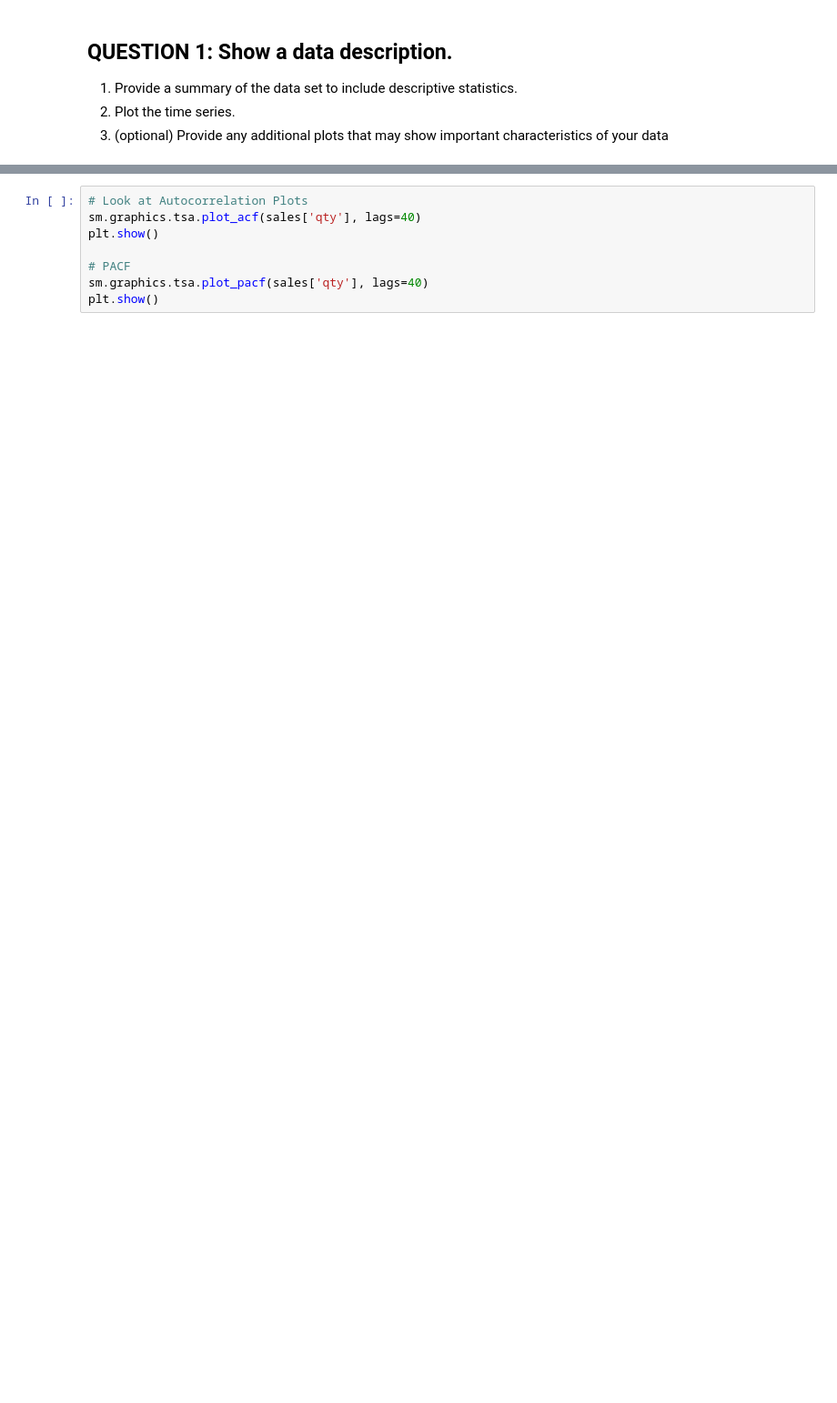
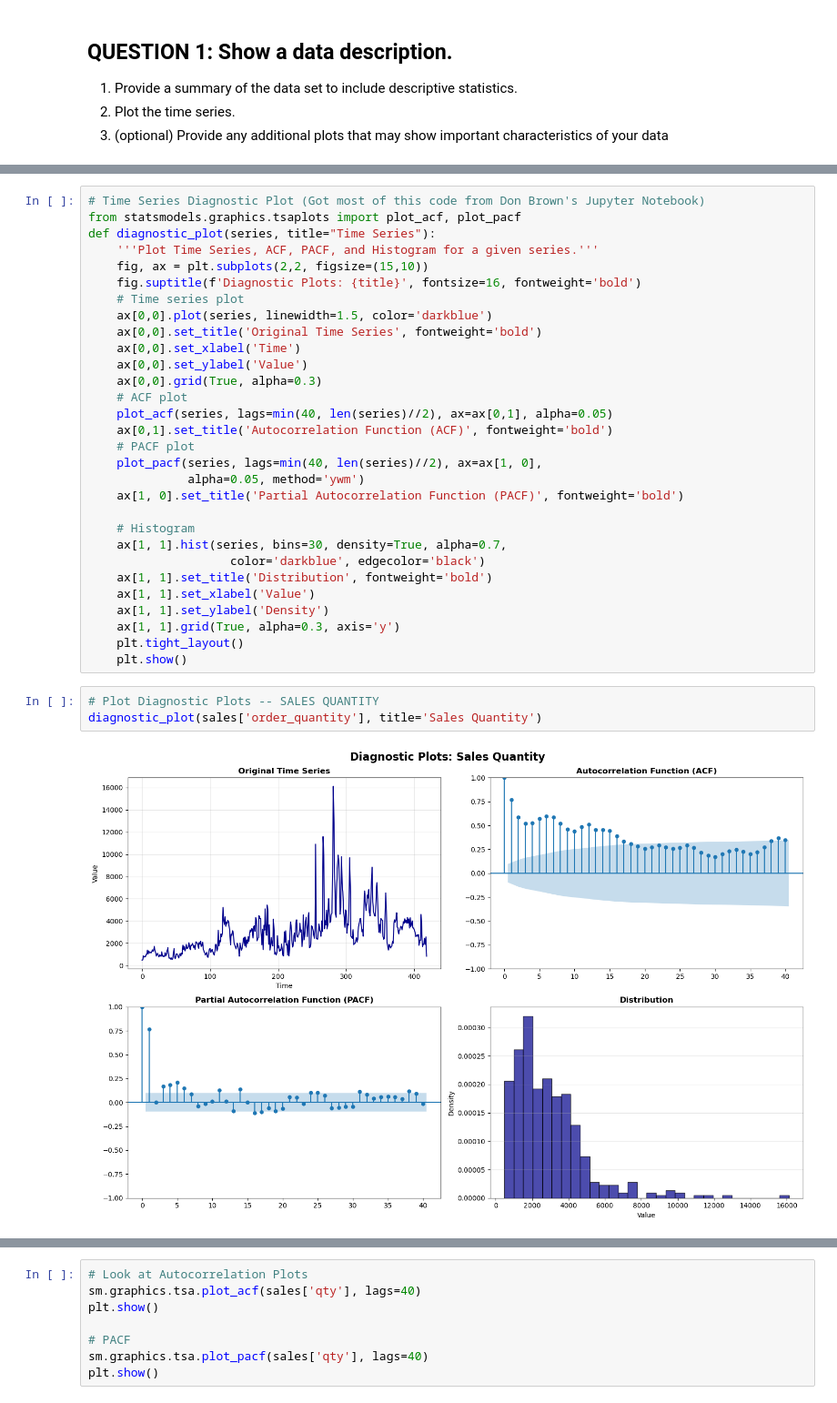
Before and after one commit to andersone17/time_series_hw_2, a Jupyter notebook: time_series_hw_2.ipynb, the cells around one changed output, grey strips where cells are left out. Shown at 91% size. Drawn from its saved outputs; the diff is of its cells as text; blank space fills up the shorter version.

```diff
--- a/time_series_hw_2.ipynb
+++ b/time_series_hw_2.ipynb
@@ -54,0 +79,35 @@ plt.show()
+# %%
+# Time Series Diagnostic Plot (Got most of this code from Don Brown's Jupyter Notebook)
+from statsmodels.graphics.tsaplots import plot_acf, plot_pacf
+def diagnostic_plot(series, title="Time Series"):
+    '''Plot Time Series, ACF, PACF, and Histogram for a given series.'''
+    fig, ax = plt.subplots(2,2, figsize=(15,10))
+    fig.suptitle(f'Diagnostic Plots: {title}', fontsize=16, fontweight='bold')
+    # Time series plot
+    ax[0,0].plot(series, linewidth=1.5, color='darkblue')
+    ax[0,0].set_title('Original Time Series', fontweight='bold')
+    ax[0,0].set_xlabel('Time')
+    ax[0,0].set_ylabel('Value')
+    ax[0,0].grid(True, alpha=0.3)
+    # ACF plot
+    plot_acf(series, lags=min(40, len(series)//2), ax=ax[0,1], alpha=0.05)
+    ax[0,1].set_title('Autocorrelation Function (ACF)', fontweight='bold')
+    # PACF plot
+    plot_pacf(series, lags=min(40, len(series)//2), ax=ax[1, 0],
+              alpha=0.05, method='ywm')
+    ax[1, 0].set_title('Partial Autocorrelation Function (PACF)', fontweight='bold')
+
+    # Histogram
+    ax[1, 1].hist(series, bins=30, density=True, alpha=0.7,
+                    color='darkblue', edgecolor='black')
+    ax[1, 1].set_title('Distribution', fontweight='bold')
+    ax[1, 1].set_xlabel('Value')
+    ax[1, 1].set_ylabel('Density')
+    ax[1, 1].grid(True, alpha=0.3, axis='y')
+    plt.tight_layout()
+    plt.show()
+# %%
+# Plot Diagnostic Plots -- SALES QUANTITY
+diagnostic_plot(sales['order_quantity'], title='Sales Quantity')
+# %% [output]
+[figure, added]
```
Also changed, not shown: parts of 6 cells of this notebook.
